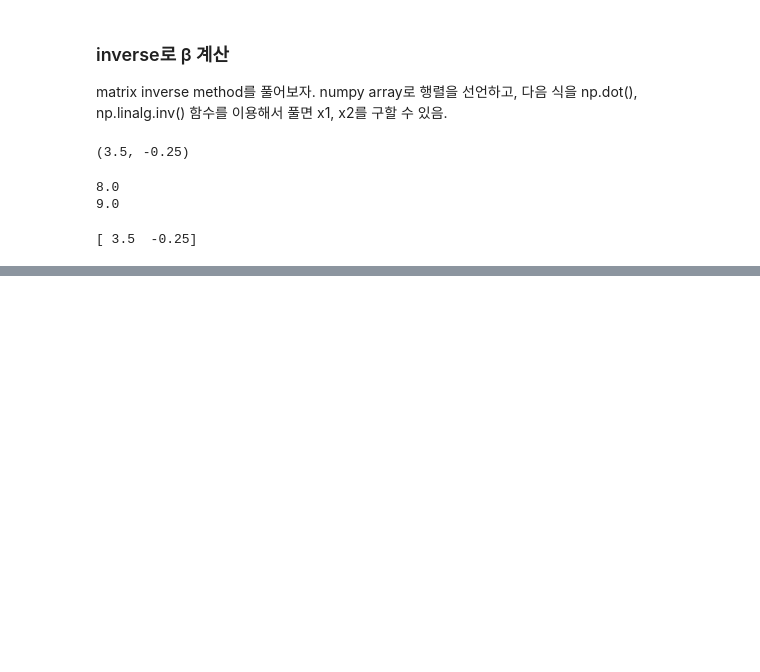
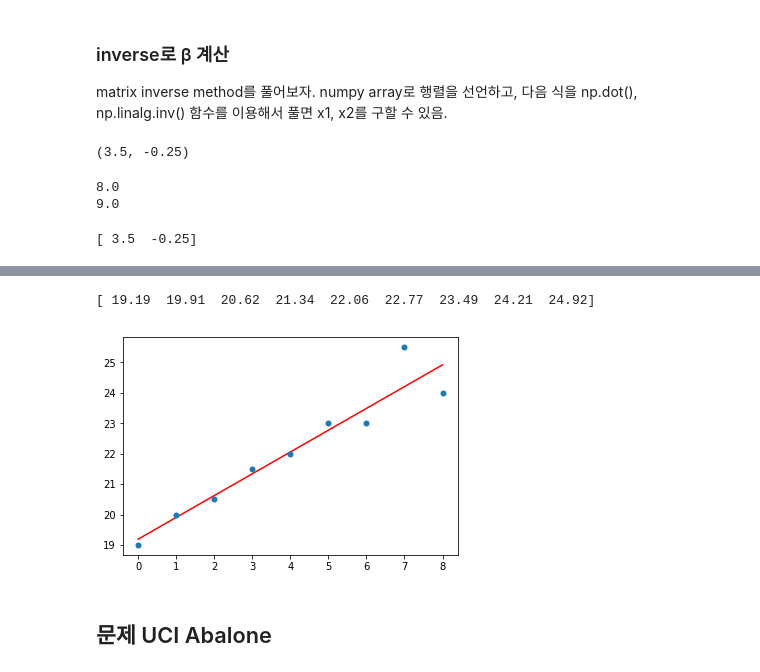
Before and after one commit to HeegeePark/MyStudySpace, a Jupyter notebook: 2019-2/BigData_Spark/src/ds7_regression.ipynb, the cells around one changed output, grey strips where cells are left out. Cells and saved outputs as stored; diff of their text form; code cells hidden in the pictures; blank space fills up the shorter version.

```diff
--- a/2019-2/BigData_Spark/src/ds7_regression.ipynb
+++ b/2019-2/BigData_Spark/src/ds7_regression.ipynb
@@ -265,0 +595,8 @@ print np.linalg.solve(x,y)
+# %%
+# 데이터
+import numpy as np
+x = np.arange(0,9)
+y = np.array([19,20,20.5,21.5, 22, 23, 23, 25.5, 24])
+# %%
+# numpy 회귀식 (상수 도출을 위한 1행 추가)
+A=np.array([x,np.ones(len(x))])
@@ -265,0 +616,19 @@ print np.linalg.solve(x,y)
+# %%
+w=np.linalg.lstsq(A.T,y)[0]
+fitted=w[0]*x+w[1]
+print fitted
+# %% [output]
+[ 19.19  19.91  20.62  21.34  22.06  22.77  23.49  24.21  24.92]
+# %%
+# 그래프
+%matplotlib inline
+
+import matplotlib.pyplot as plt
+import numpy as np
+
+plt.plot(x,fitted, 'r-',x,y,'o', markersize=5)
+plt.show()
+# %% [output]
+[figure, added]
+# %% [markdown]
+## 문제 UCI Abalone
```
Also changed, not shown: parts of 96 cells of this notebook.
